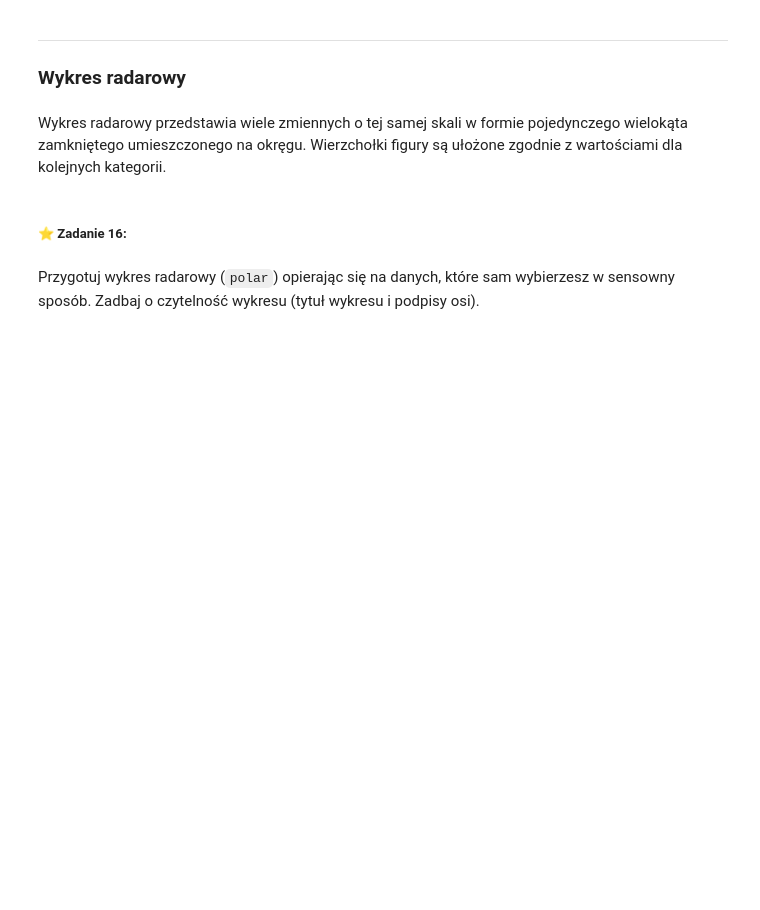
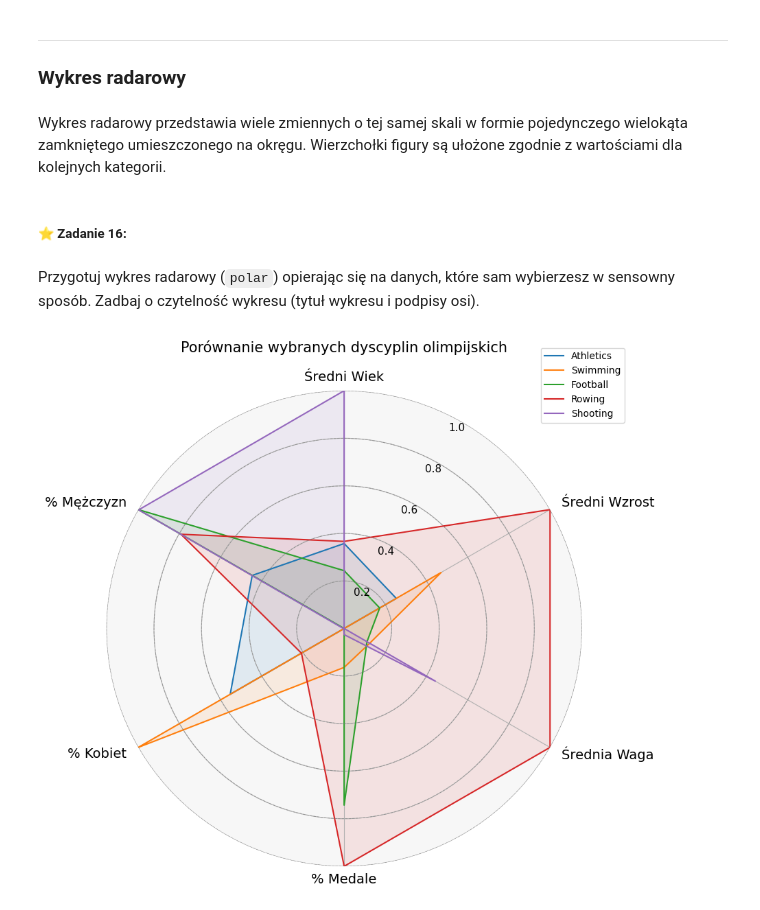
Before and after one commit to HubertKlosowski/WizualizacjaDanych, a Jupyter notebook: Zadanie1/Hubert_Kłosowski_Kamil_Małecki_1_matplotlib.ipynb, the cells around one changed output. Drawn from its saved outputs; the diff is of its cells as text; code cells hidden in the pictures; blank space fills up the shorter version.

```diff
--- a/Zadanie1/Hubert_Kłosowski_Kamil_Małecki_1_matplotlib.ipynb
+++ b/Zadanie1/Hubert_Kłosowski_Kamil_Małecki_1_matplotlib.ipynb
@@ -566,0 +757,85 @@ Przygotuj wykres radarowy (`polar`) opierając się na danych, które sam wybier
+# %%
+from sklearn.preprocessing import MinMaxScaler
+
+sports = ['Athletics', 'Swimming', 'Football', 'Rowing', 'Shooting']
+
+metrics = []
+
+for sport in sports:
+    sport_data = athlete_events[(athlete_events['Sport'] == sport)]
+    total = len(sport_data)
+    female_ratio = (sport_data['Sex'] == 'F').sum() / total * 100
+    male_ratio = (sport_data['Sex'] == 'M').sum() / total * 100
+    medal_ratio = sport_data['Medal'].notna().sum() / total * 100
+    avg_age = sport_data['Age'].mean()
+    avg_height = sport_data['Height'].mean()
+    avg_weight = sport_data['Weight'].mean()
+
+    metrics.append({
+        'Sport': sport,
+        'Avg Age': avg_age,
+        'Avg Height': avg_height,
+        'Avg Weight': avg_weight,
+        '% with Medal': medal_ratio,
+        '% Female': female_ratio,
+        '% Male': male_ratio
+    })
+
+sport_stats = pd.DataFrame(metrics).set_index('Sport')
+
+scaler = MinMaxScaler()
+normalized_stats = pd.DataFrame(
+    scaler.fit_transform(sport_stats),
+    columns=sport_stats.columns,
+    index=sport_stats.index
+)
+
+def create_radar_chart(df, title):
+
+    labels = df.columns.tolist()
+    num_vars = len(labels)
+    labels = ['Średni Wiek', 'Średni Wzrost', 'Średnia Waga', '% Medale', '% Kobiet', '% Mężczyzn']
+
+    angles = np.linspace(0, 2 * np.pi, num_vars, endpoint=False).tolist()
+    angles += angles[:1]
+
+
+    fig, ax = plt.subplots(figsize=(9, 9), subplot_kw=dict(polar=True))
+    ax.spines['polar'].set_visible(False)
+
+
+    for index, row in df.iterrows():
+        values = row.tolist()
+        values += values[:1]
+        ax.plot(angles, values, label=index)
+        ax.fill(angles, values, alpha=0.1)
+
+    ax.set_thetagrids(np.degrees(angles[:-1]), labels)
+
+
+    for label, angle in zip(ax.get_xticklabels(), angles[:-1]):
+        angle_deg = np.degrees(angle)
+        label.set_fontsize(14)
+        if angle_deg == 0 or angle_deg == 180:
+            label.set_horizontalalignment('center')
+        elif 0 < angle_deg < 180:
+            label.set_horizontalalignment('left')
+        else:
+            label.set_horizontalalignment('right')
+    ax.set_ylim(0, 1.0)
+    ax.set_facecolor('#f7f7f7')
+    ax.set_theta_offset(np.pi / 2)
+    ax.set_theta_direction(-1)
+    ax.set_title(title, size=15, pad=20)
+    ax.set_yticklabels([])
+    ax.legend(loc='upper right', bbox_to_anchor=(1.1, 1.1))
+    rgrid_values = [0.2, 0.4, 0.6, 0.8, 1.0]
+    for r in rgrid_values:
+        ax.plot(np.linspace(0, 2*np.pi, 100), [r]*100, color="gray", linewidth=0.7, linestyle='--', alpha=0.6)
+        ax.text(np.deg2rad(30), r - 0.05, f"{r:.1f}", ha='center', va='bottom', fontsize=11, color='black')
+
+    plt.show()
+
+create_radar_chart(normalized_stats, 'Porównanie wybranych dyscyplin olimpijskich')
+# %% [output]
+[figure, added]
```
Also changed, not shown: parts of 21 cells of this notebook.
